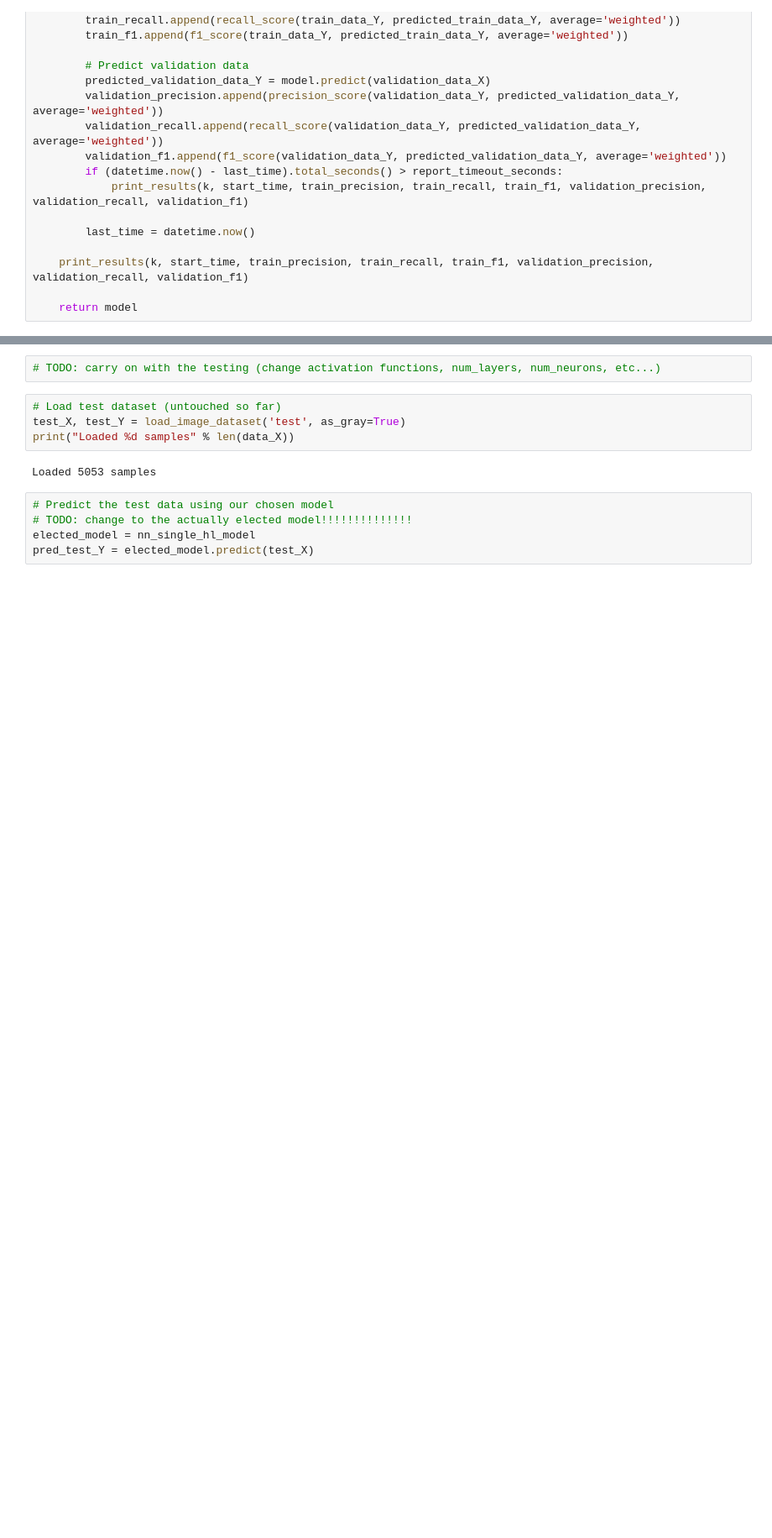
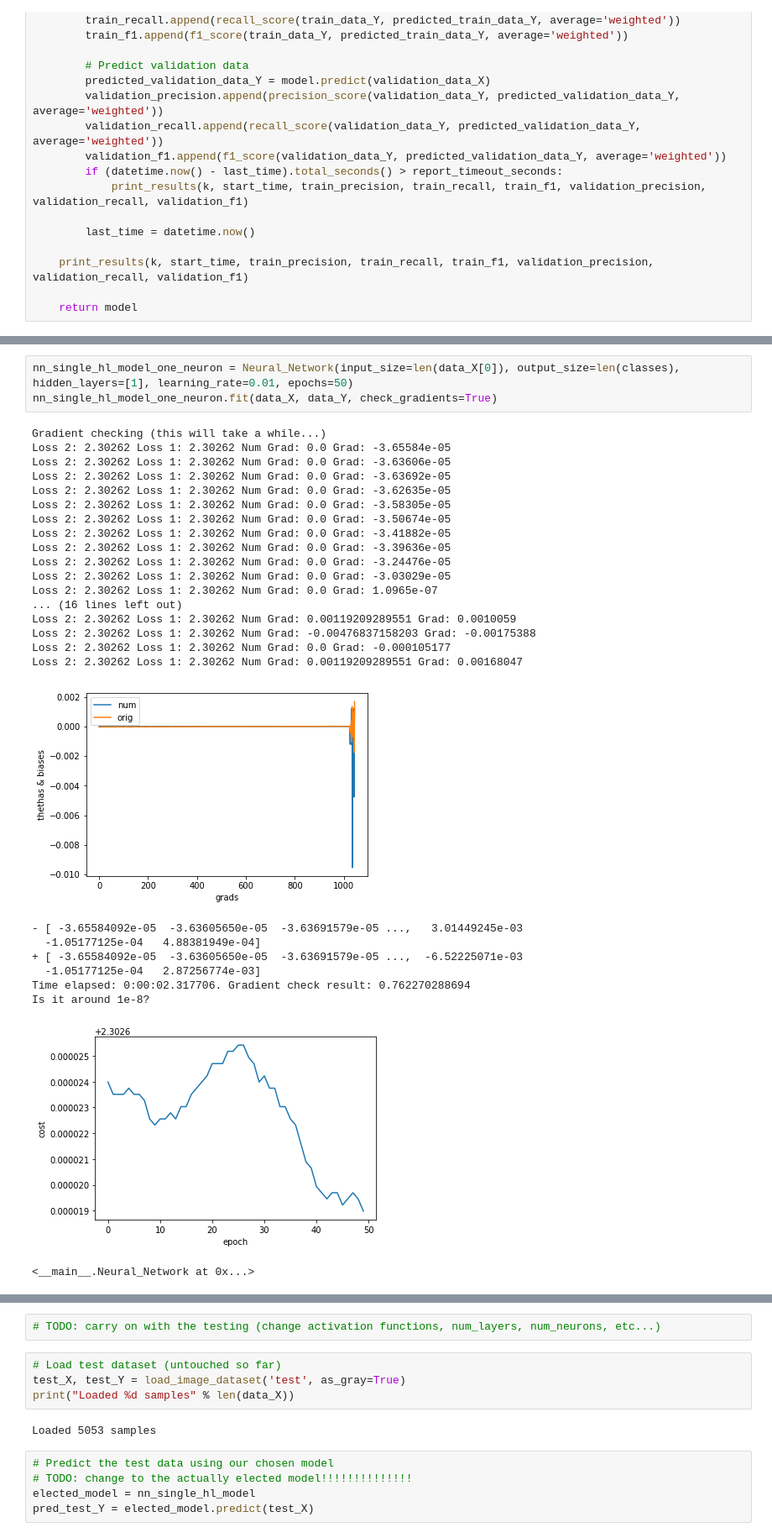
Before and after one commit to rossanez/MO444-2s2017, a Jupyter notebook: Trab02/MO444_2017_Trab02_Grupo05.ipynb, the cells around one changed output, grey strips where cells are left out. Shown at 84% size. Saved outputs shown, nothing was run; the diff lists cells and outputs as text; blank space fills up the shorter version.

```diff
--- a/Trab02/MO444_2017_Trab02_Grupo05.ipynb
+++ b/Trab02/MO444_2017_Trab02_Grupo05.ipynb
@@ -320,6 +331,36 @@ class Neural_Network(object):
         # Forward propagation
         prediction = self.session.run(self.y_pred, feed_dict={self.x: X})
         return np.argmax(prediction, 1)
+# %%
+nn_single_hl_model_one_neuron = Neural_Network(input_size=len(data_X[0]), output_size=len(classes), hidden_layers=[1], learning_rate=0.01, epochs=50)
+nn_single_hl_model_one_neuron.fit(data_X, data_Y, check_gradients=True)
+# %% [output]
+Gradient checking (this will take a while...)
+Loss 2: 2.30262 Loss 1: 2.30262 Num Grad: 0.0 Grad: -3.65584e-05
+Loss 2: 2.30262 Loss 1: 2.30262 Num Grad: 0.0 Grad: -3.63606e-05
+Loss 2: 2.30262 Loss 1: 2.30262 Num Grad: 0.0 Grad: -3.63692e-05
+Loss 2: 2.30262 Loss 1: 2.30262 Num Grad: 0.0 Grad: -3.62635e-05
+Loss 2: 2.30262 Loss 1: 2.30262 Num Grad: 0.0 Grad: -3.58305e-05
+Loss 2: 2.30262 Loss 1: 2.30262 Num Grad: 0.0 Grad: -3.50674e-05
+Loss 2: 2.30262 Loss 1: 2.30262 Num Grad: 0.0 Grad: -3.41882e-05
+Loss 2: 2.30262 Loss 1: 2.30262 Num Grad: 0.0 Grad: -3.39636e-05
+Loss 2: 2.30262 Loss 1: 2.30262 Num Grad: 0.0 Grad: -3.24476e-05
+Loss 2: 2.30262 Loss 1: 2.30262 Num Grad: 0.0 Grad: -3.03029e-05
+Loss 2: 2.30262 Loss 1: 2.30262 Num Grad: 0.0 Grad: 1.0965e-07
+... (16 lines left out)
+Loss 2: 2.30262 Loss 1: 2.30262 Num Grad: 0.00119209289551 Grad: 0.0010059
+Loss 2: 2.30262 Loss 1: 2.30262 Num Grad: -0.00476837158203 Grad: -0.00175388
+Loss 2: 2.30262 Loss 1: 2.30262 Num Grad: 0.0 Grad: -0.000105177
+Loss 2: 2.30262 Loss 1: 2.30262 Num Grad: 0.00119209289551 Grad: 0.00168047
+[figure, added]
+- [ -3.65584092e-05  -3.63605650e-05  -3.63691579e-05 ...,   3.01449245e-03
+  -1.05177125e-04   4.88381949e-04]
++ [ -3.65584092e-05  -3.63605650e-05  -3.63691579e-05 ...,  -6.52225071e-03
+  -1.05177125e-04   2.87256774e-03]
+Time elapsed: 0:00:02.317706. Gradient check result: 0.762270288694
+Is it around 1e-8?
+[figure, added]
+<__main__.Neural_Network at 0x...>
 # %%
 # Simple neural network with a single hidden layer and a single neuron in it - to perform gradient checking
 nn_single_hl_model_one_neuron = Neural_Network(input_size=len(data_X[0]), output_size=len(classes), hidden_layers=[1], learning_rate=0.01, epochs=10)
```
Also changed, not shown: parts of 7 cells of this notebook.
